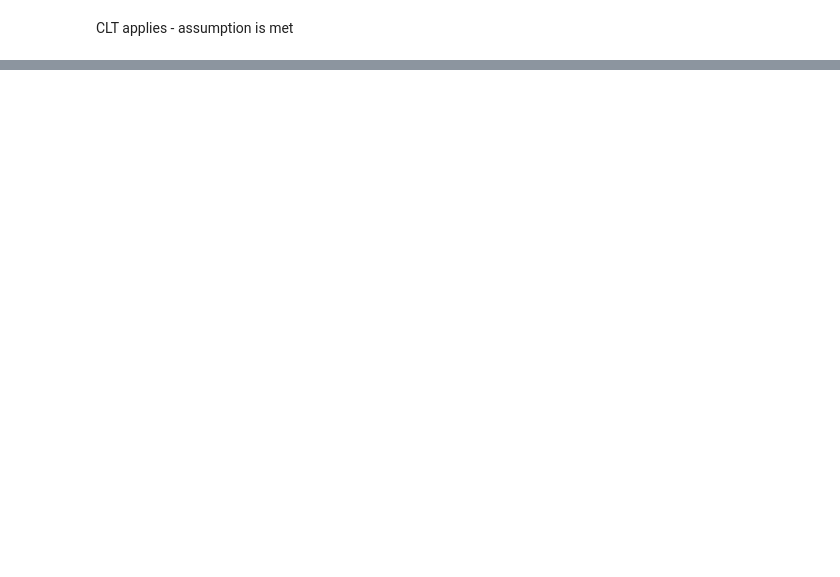
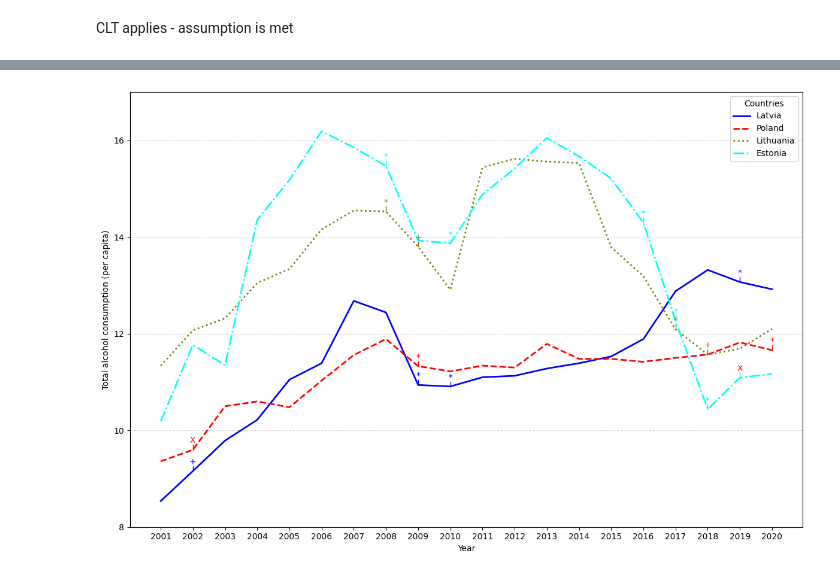
Before and after one commit to DominikaLach/RR_project, a Jupyter notebook: RR_project.ipynb, the cells around one changed output, grey strips where cells are left out. Cells and saved outputs as stored; diff of their text form; code cells hidden in the pictures; blank space fills up the shorter version.

Commit message:
Reproduction of visualization

```diff
--- a/RR_project.ipynb
+++ b/RR_project.ipynb
@@ -753,0 +757,86 @@ CLT applies - assumption is met
+# %%
+# alcohol consumption data preparation
+alco_all = pd.read_csv("alco_all.csv", sep=";")
+alco_all.rename(columns={"Unnamed: 0": "Year"}, inplace=True)
+
+alco_df = pd.read_csv("alco.csv", sep=";")
+alco_apc_pivot = alco_df.pivot(index="Year", columns="Country", values="APC").reset_index()
+
+df = pd.merge(alcohol_consumption_overall[["Year"]], alco_apc_pivot, on="Year", how="left")
+df = df[df['Year'] > 2000]
+
+policy_df = pd.read_excel(
+    "Polityki sklasyfikowane jako Stricter alcohol policy oraz Looser alcohol policy..xlsx",
+    sheet_name="Arkusz1"
+)
+country_map = {"Łotwa": "Latvia", "Polska": "Poland", "Litwa": "Lithuania", "Estonia": "Estonia"}
+policy_df["Country"] = policy_df["Kraj"].map(country_map)
+
+# policy classification to symbols
+def classify_policy_final(description):
+    desc = str(description).lower()
+    if any(word in desc for word in ["obniżk"]):
+        return "X"
+    elif any(word in desc for word in ["podwyżk"]):
+        return "*"
+    elif any(word in desc for word in ["zakaz"]):
+        return "+"
+
+policy_df["Symbol"] = policy_df["Opis polityki"].apply(classify_policy_final)
+
+# country linestyles
+country_styles = {
+    "Latvia": {"color": "blue", "linestyle": "-", "label": "Latvia"},
+    "Poland": {"color": "red", "linestyle": "--", "label": "Poland"},
+    "Lithuania": {"color": "olive", "linestyle": ":", "label": "Lithuania"},
+    "Estonia": {"color": "cyan", "linestyle": "-.", "label": "Estonia"},
+}
+
+# reproduction of visualization
+plt.figure(figsize=(12, 8))
+
+for country, style in country_styles.items():
+    plt.plot(df["Year"],
+             df[country],
+             label=style["label"],
+             color=style["color"],
+             linestyle=style["linestyle"],
+             linewidth=2)
+
+    country_policies = policy_df[policy_df["Country"] == country]
+
+    for year in country_policies["Rok"].unique():
+        symbols_in_year = set(country_policies[country_policies["Rok"] == year]["Symbol"])
+        y_val = df.loc[df["Year"] == year, country]
+        if y_val.empty or pd.isna(y_val.values[0]):
+            continue
+        y = y_val.values[0]
+
+        if "X" in symbols_in_year:
+            symbol = "X"
+            symbol_color = "red"
+        elif "*" in symbols_in_year:
+            symbol = "*"
+            symbol_color = style["color"]
+        elif "+" in symbols_in_year:
+            symbol = "+"
+            symbol_color = style["color"]
+        else:
+            continue
+
+        plt.plot([year, year], [y, y + 0.1], color=style["color"], linewidth=1)
+        plt.text(year, y + 0.1, symbol, color=symbol_color,
+                 fontsize=10, ha="center", va="bottom")
+
+# formatting the visualization
+plt.xlabel("Year")
+plt.ylabel("Total alcohol consumption (per capita)")
+plt.xticks(range(2001, 2021, 1))
+plt.ylim(8, 17)
+plt.yticks(range(8, 17, 2))
+plt.legend(title="Countries")
+plt.grid(axis="y", linestyle="--", alpha=0.5)
+plt.tight_layout()
+plt.show()
+# %% [output]
+[figure, added]
```
Also changed, not shown: parts of 24 cells of this notebook.
